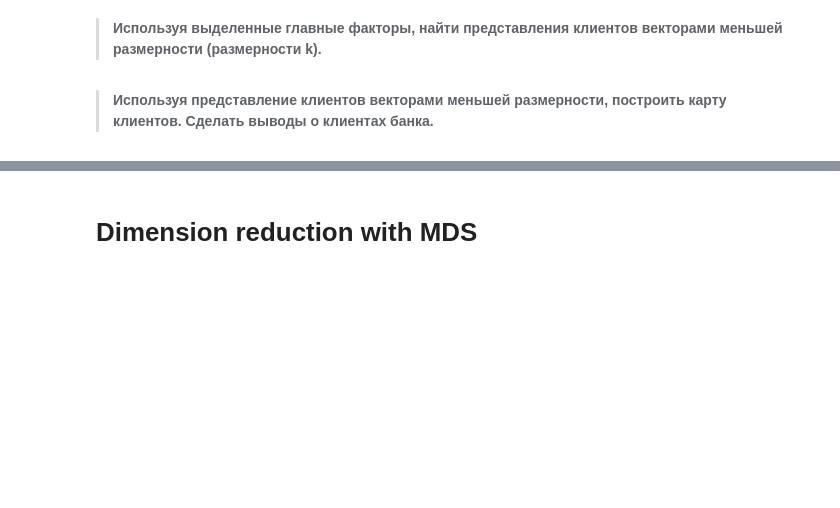
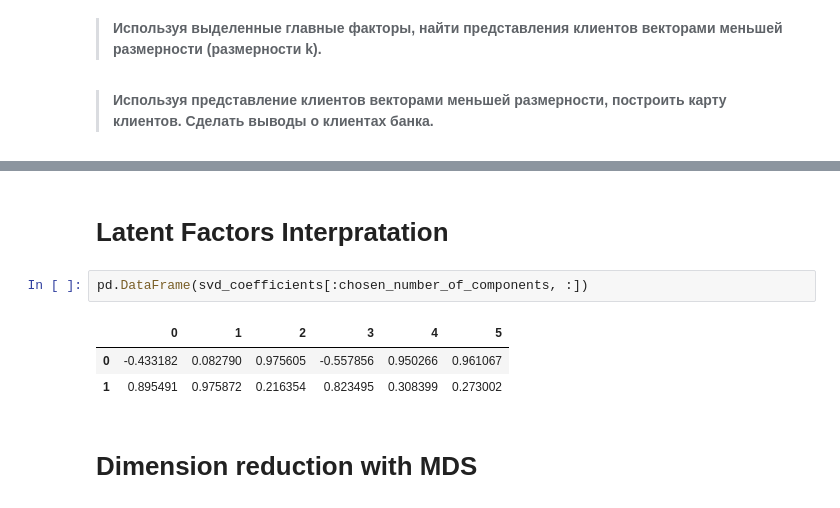
Before and after one commit to HSEDataAnalysis/LAB2, a Jupyter notebook: main.ipynb, the cells around one changed output, grey strips where cells are left out. Drawn from its saved outputs; the diff is of its cells as text; blank space fills up the shorter version.

```diff
--- a/main.ipynb
+++ b/main.ipynb
@@ -329,3 +357,11 @@ Relative Approximation Error in Frobenius norm: 0.021685816740093053
+# %% [markdown]
+# Latent Factors Interpratation
+# %%
+pd.DataFrame(svd_coefficients[:chosen_number_of_components, :])
+# %% [output]
+|  | 0 | 1 | 2 | 3 | 4 | 5 |
+| 0 | -0.433182 | 0.082790 | 0.975605 | -0.557856 | 0.950266 | 0.961067 |
+| 1 | 0.895491 | 0.975872 | 0.216354 | 0.823495 | 0.308399 | 0.273002 |
 # %% [markdown]
 # Dimension reduction with MDS
 # %% [markdown]
```
Also changed, not shown: parts of 7 cells of this notebook.
